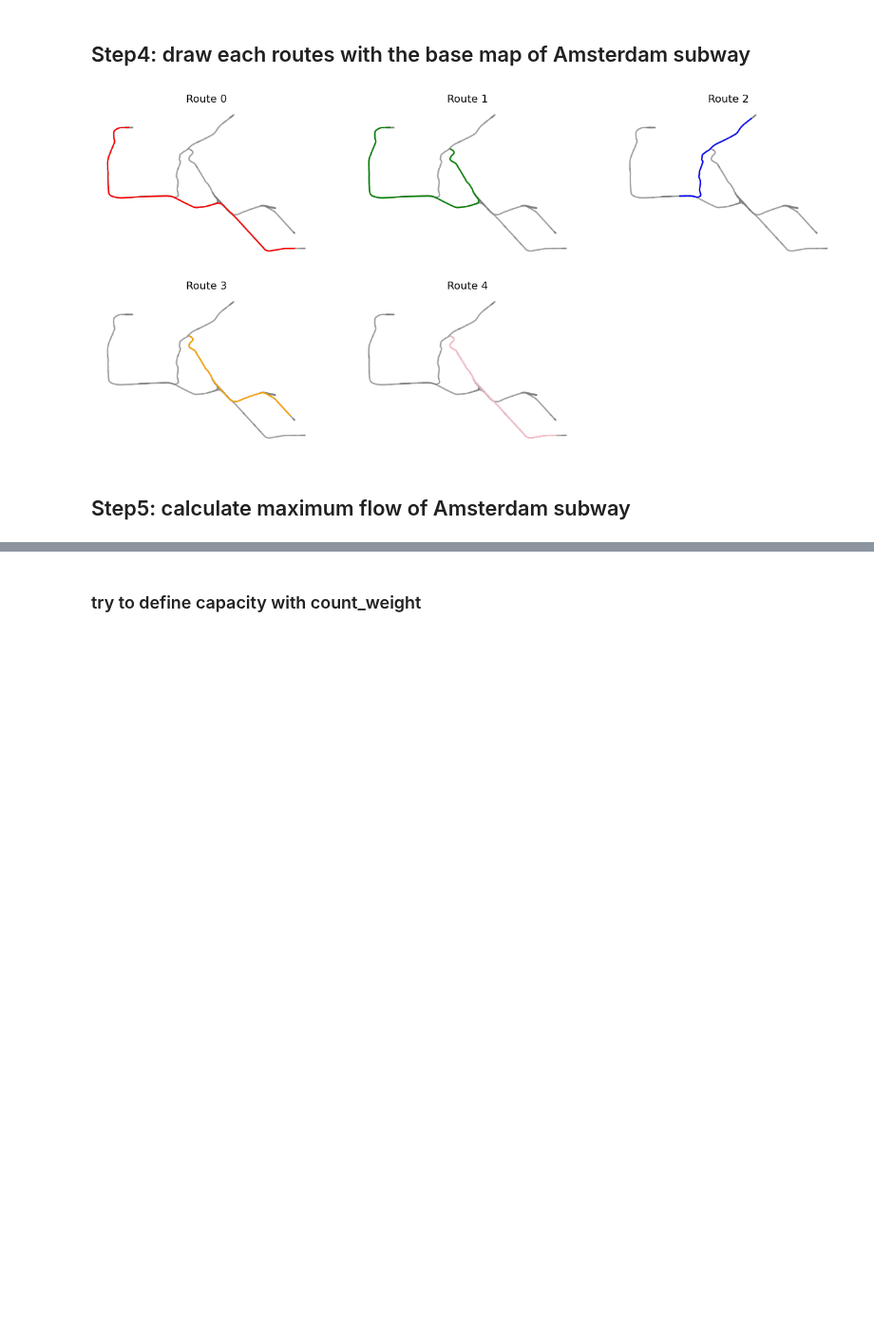
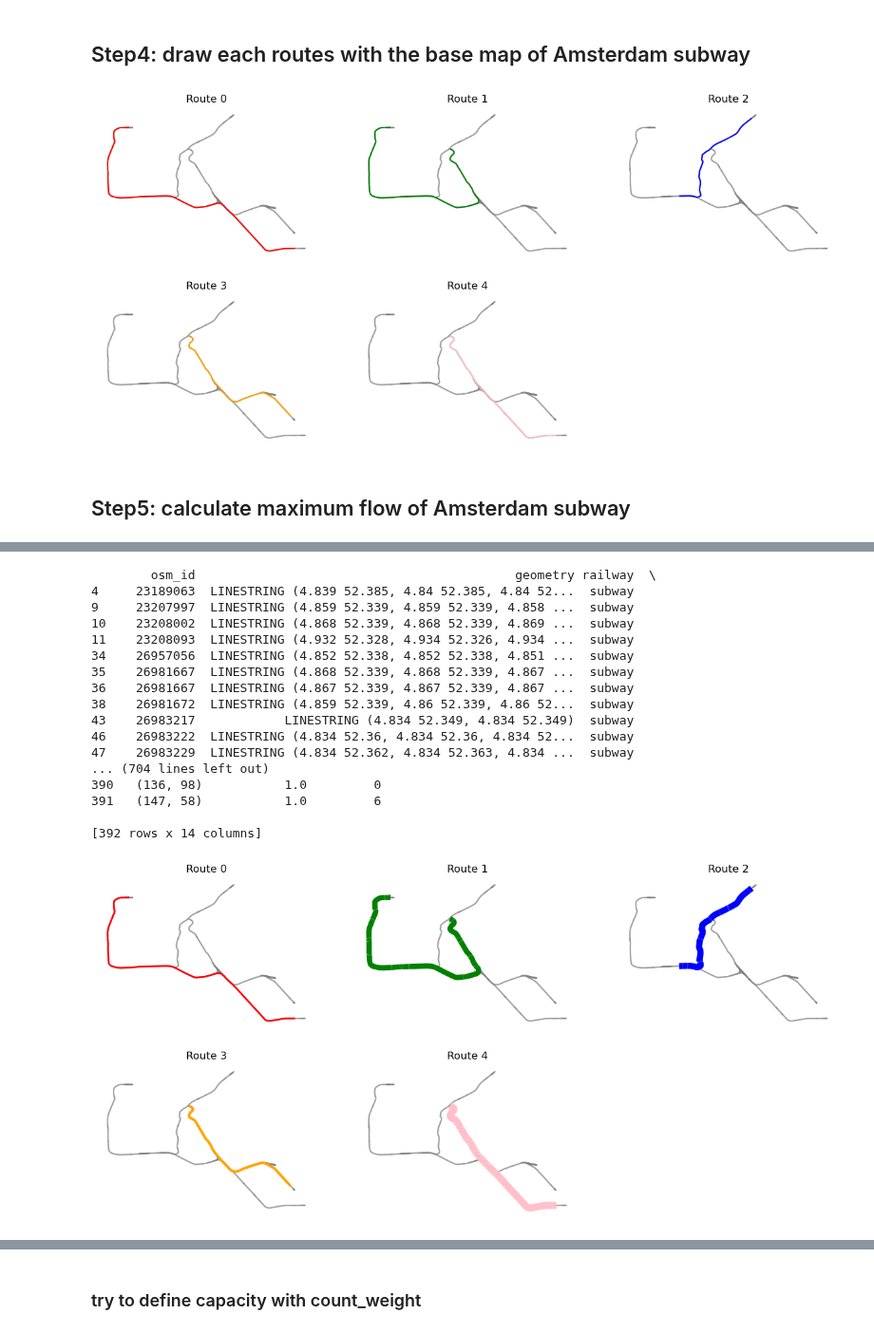
Before and after one commit to SYuGao/uvmt, a Jupyter notebook: notebooks/network_modelling.ipynb, the cells around one changed output, grey strips where cells are left out. Shown at 95% size. Drawn from its saved outputs; the diff is of its cells as text; code cells hidden in the pictures; blank space fills up the shorter version.

Commit message:
test to define capacity by each route

```diff
--- a/notebooks/network_modelling.ipynb
+++ b/notebooks/network_modelling.ipynb
@@ -480,7 +480,7 @@ def shortest_path(G, start_point_id, end_point_id, edges, weight = "weight"):
 
     # Select the edges that belong to the shortest path and compute their linewidth based on their weight
     short_path_edges = edges.loc[edges.to_from.isin(list(pairwise(path_s_e))) | edges.from_to.isin(list(pairwise(path_s_e)))]
-    short_path_edges['linewidth'] = short_path_edges['weights'].apply(lambda x: np.ceil(x * 0.01 / 2))
+    #short_path_edges['linewidth'] = short_path_edges['weights'].apply(lambda x: np.ceil(x * 0.01 / 2))   # test 'linewidth' with one pair and there is no practical significance camparing with several routes and can be left out of the calculation
 
     # Return the computed values as a tuple
     return path_s_e, length_s_e, short_path_edges
@@ -679,0 +698,4 @@ plt.show()
+# %%
+route_capacity = pd.DataFrame({'metro_num': [2.0, 6.0, 7.0, 3.0, 8.0]})
+# %%
+edges['capacity'] = 0
@@ -679,0 +713,58 @@ plt.show()
+# %%
+fig, axes = plt.subplots(2, 3,figsize=(15,7))
+for i, ax in enumerate(axes.flat):
+    if i < 5:
+        route, route_weight, route_edges = shortest_path(G, am_sub_id_pairs.loc[i, 's_id'], am_sub_id_pairs.loc[i, 'e_id'], edges, weight = "weight")
+        route_edges['capacity'] = 0
+        route_edges['capacity'] = route_capacity.metro_num[i]
+        print(route_edges)
+        common_edges = set(route_edges['to_from']).intersection(set(edges['to_from'])) \
+                .union(set(route_edges['from_to']).intersection(set(edges['from_to'])))
+        edges.loc[edges['to_from'].isin(common_edges) | edges['from_to'].isin(common_edges), 'capacity'] = edges['capacity'] + route_capacity.metro_num[i]
+        print(edges)
+
+    if i == 0:
+        gpd.GeoDataFrame(edges.copy()).plot(ax=ax, color='gray', alpha=0.5)
+        gpd.GeoDataFrame(route_edges.copy()).plot(ax=ax, color='red', linewidth=route_edges['capacity'])
+        ax.set_title('Route 0')
+    elif i == 1:
+        gpd.GeoDataFrame(edges.copy()).plot(ax=ax, color='gray', alpha=0.5)
+        gpd.GeoDataFrame(route_edges.copy()).plot(ax=ax, color='green', linewidth=route_edges['capacity'])
+        ax.set_title('Route 1')
+    elif i == 2:
+        gpd.GeoDataFrame(edges.copy()).plot(ax=ax, color='gray', alpha=0.5)
+        gpd.GeoDataFrame(route_edges.copy()).plot(ax=ax, color='blue', linewidth=route_edges['capacity'])
+        ax.set_title('Route 2')
+    elif i ==3:
+        gpd.GeoDataFrame(edges.copy()).plot(ax=ax, color='gray', alpha=0.5)
+        gpd.GeoDataFrame(route_edges.copy()).plot(ax=ax, color='orange', linewidth=route_edges['capacity'])
+        ax.set_title('Route 3')
+    elif i ==4:
+        gpd.GeoDataFrame(edges.copy()).plot(ax=ax, color='gray', alpha=0.5)
+        gpd.GeoDataFrame(route_edges.copy()).plot(ax=ax, color='pink', linewidth=route_edges['capacity'])
+        ax.set_title('Route 4')
+    else:
+        ax.axis('off')
+
+    ax.axis('off')
+
+plt.show()
+# %% [output]
+        osm_id                                           geometry railway  \
+4     23189063  LINESTRING (4.839 52.385, 4.84 52.385, 4.84 52...  subway
+9     23207997  LINESTRING (4.859 52.339, 4.859 52.339, 4.858 ...  subway
+10    23208002  LINESTRING (4.868 52.339, 4.868 52.339, 4.869 ...  subway
+11    23208093  LINESTRING (4.932 52.328, 4.934 52.326, 4.934 ...  subway
+34    26957056  LINESTRING (4.852 52.338, 4.852 52.338, 4.851 ...  subway
+35    26981667  LINESTRING (4.868 52.339, 4.868 52.339, 4.867 ...  subway
+36    26981667  LINESTRING (4.867 52.339, 4.867 52.339, 4.867 ...  subway
+38    26981672  LINESTRING (4.859 52.339, 4.86 52.339, 4.86 52...  subway
+43    26983217            LINESTRING (4.834 52.349, 4.834 52.349)  subway
+46    26983222  LINESTRING (4.834 52.36, 4.834 52.36, 4.834 52...  subway
+47    26983229  LINESTRING (4.834 52.362, 4.834 52.363, 4.834 ...  subway
+... (704 lines left out)
+390   (136, 98)           1.0         0
+391   (147, 58)           1.0         6
+
+[392 rows x 14 columns]
+[figure, added]
```
Also changed, not shown: parts of 18 cells of this notebook, 1 other file.
